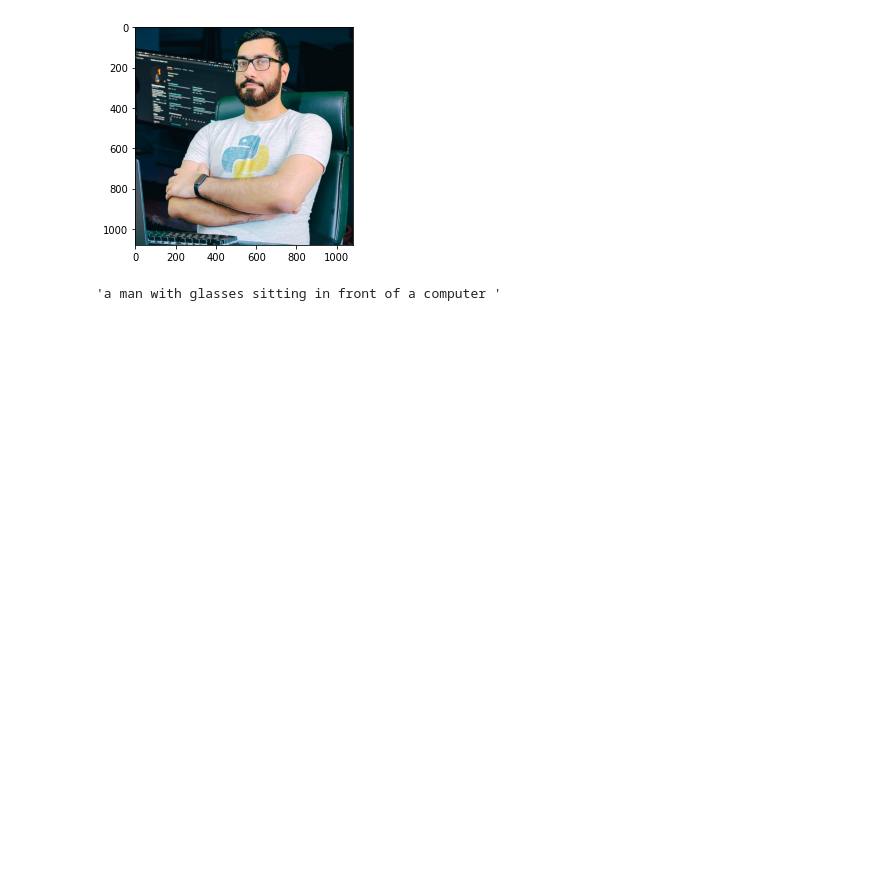
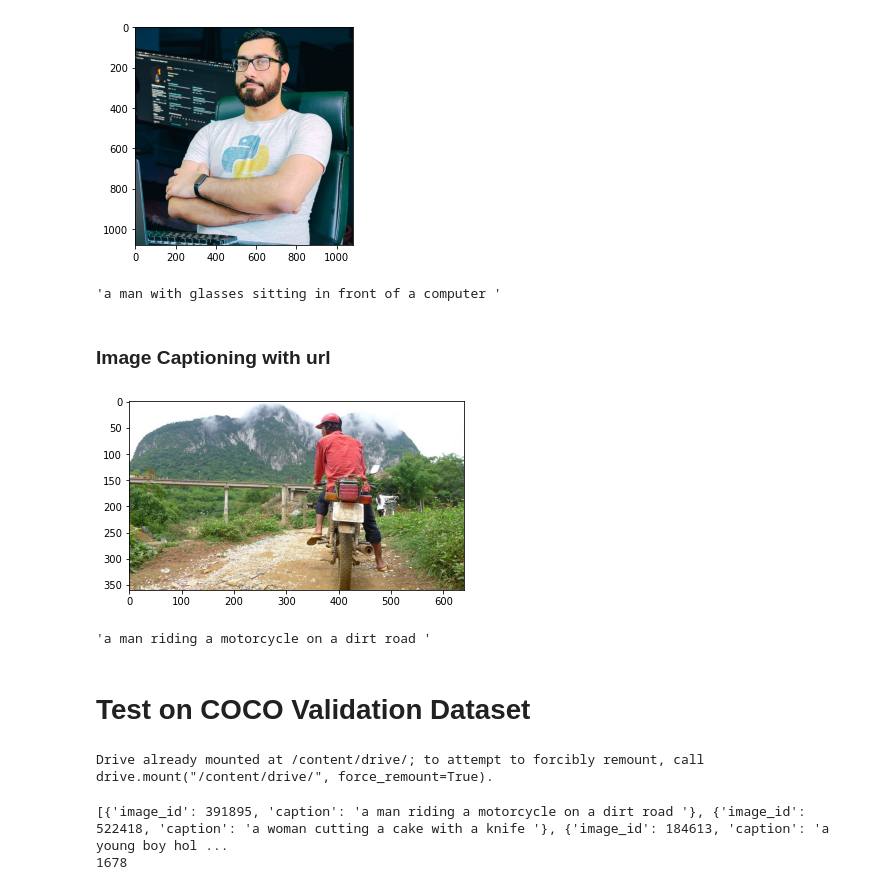
Before and after one commit to M-Taghizadeh/BigData_Projects, a Jupyter notebook: Image Captioning/Image_Captioning.ipynb, the cells around one changed output. Drawn from its saved outputs; the diff is of its cells as text; code cells hidden in the pictures; blank space fills up the shorter version.

```diff
--- a/Image Captioning/Image_Captioning.ipynb
+++ b/Image Captioning/Image_Captioning.ipynb
@@ -89,3 +89,24 @@ caption
 # %% [output]
 [figure]
 'a man with glasses sitting in front of a computer '
+# %% [markdown]
+### Image Captioning with url
+# %%
+import requests
+
+url = "http://farm9.staticflickr.com/8186/8119368305_4e622c8349_z.jpg"
+image = Image.open(requests.get(url, stream=True).raw)
+caption = predict(image)
+plt.imshow(image)
+plt.show()
+caption
+# %% [output]
+[figure, added]
+'a man riding a motorcycle on a dirt road '
+# %% [markdown]
+# Test on COCO Validation Dataset
+# %%
+from google.colab import drive
+drive.mount('/content/drive/')
+# %% [output]
+Drive already mounted at /content/drive/; to attempt to forcibly remount, call drive.mount("/content/drive/", force_remount=True).
@@ -91,0 +134,6 @@ caption
+# %%
+print(results)
+print(len(results))
+# %% [output]
+[{'image_id': 391895, 'caption': 'a man riding a motorcycle on a dirt road '}, {'image_id': 522418, 'caption': 'a woman cutting a cake with a knife '}, {'image_id': 184613, 'caption': 'a young boy hol ...
+1678
```
Also changed, not shown: parts of 18 cells of this notebook, 26 other files.
